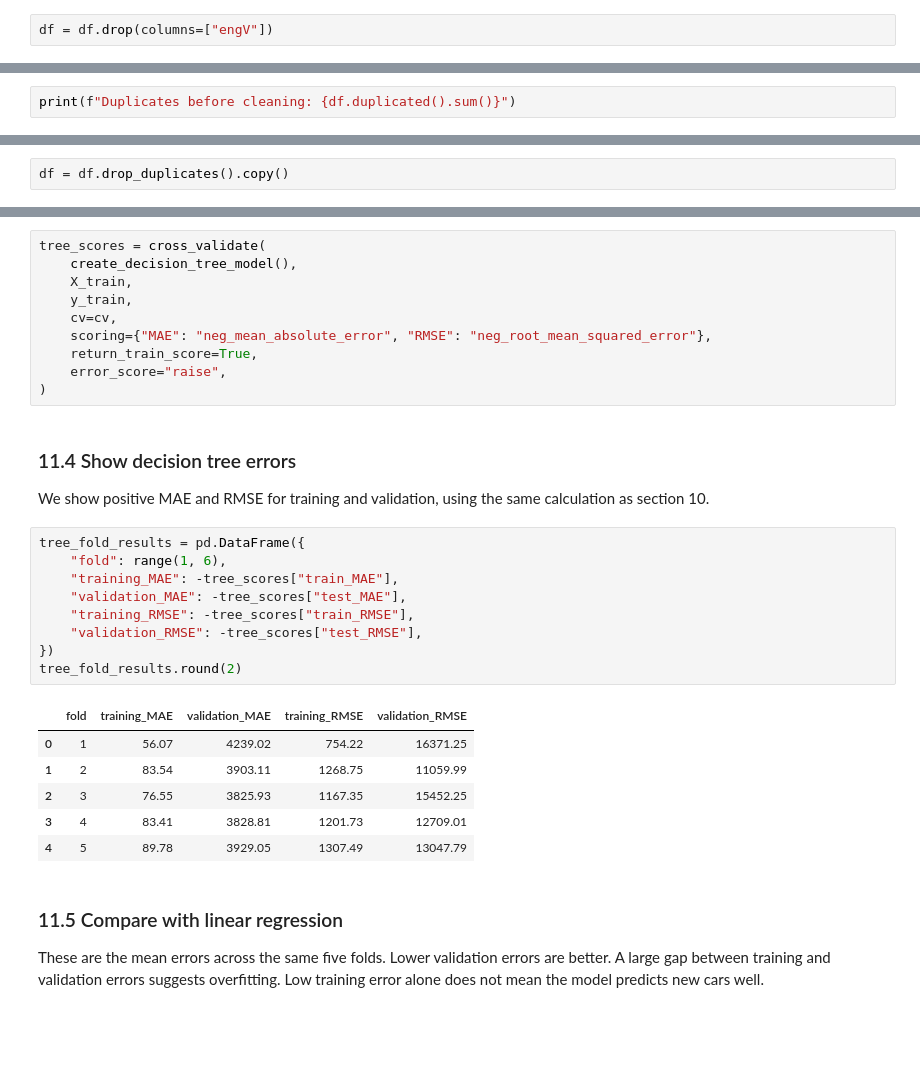
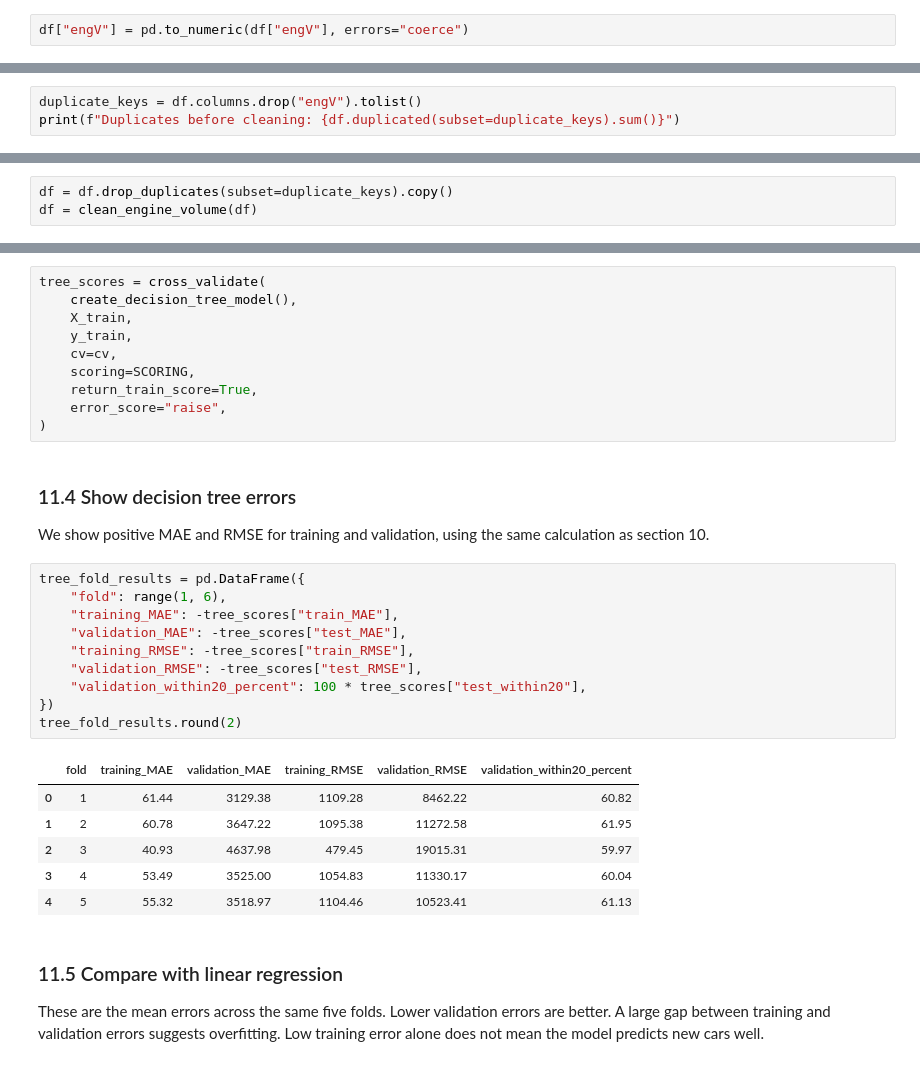
Before and after one commit to h571569/UsedCarPricePredicator-Dat158, a Jupyter notebook: notebooks/data_exploration.ipynb, the cells around one changed output, grey strips where cells are left out. Cells and saved outputs as stored; diff of their text form; blank space fills up the shorter version.

```diff
--- a/notebooks/data_exploration.ipynb
+++ b/notebooks/data_exploration.ipynb
@@ -77,5 +86,5 @@ print(f"Rows missing engV: {df['engV'].isna().sum()}")
 # %% [output]
 Rows missing engV: 434
 # %%
-df = df.drop(columns=["engV"])
+df["engV"] = pd.to_numeric(df["engV"], errors="coerce")
 # %%
@@ -89,6 +100,8 @@ We counted rows that were identical in every column, then kept one copy of each.
 # %%
-print(f"Duplicates before cleaning: {df.duplicated().sum()}")
+duplicate_keys = df.columns.drop("engV").tolist()
+print(f"Duplicates before cleaning: {df.duplicated(subset=duplicate_keys).sum()}")
 # %% [output]
 Duplicates before cleaning: 125
 # %%
-df = df.drop_duplicates().copy()
+df = df.drop_duplicates(subset=duplicate_keys).copy()
+df = clean_engine_volume(df)
@@ -454,7 +471,7 @@ tree_scores = cross_validate(
     X_train,
     y_train,
     cv=cv,
-    scoring={"MAE": "neg_mean_absolute_error", "RMSE": "neg_root_mean_squared_error"},
+    scoring=SCORING,
     return_train_score=True,
     error_score="raise",
 )
@@ -465,19 +482,20 @@ We show positive MAE and RMSE for training and validation, using the same calcul
 # %%
 tree_fold_results = pd.DataFrame({
     "fold": range(1, 6),
     "training_MAE": -tree_scores["train_MAE"],
     "validation_MAE": -tree_scores["test_MAE"],
     "training_RMSE": -tree_scores["train_RMSE"],
     "validation_RMSE": -tree_scores["test_RMSE"],
+    "validation_within20_percent": 100 * tree_scores["test_within20"],
 })
 tree_fold_results.round(2)
 # %% [output]
-|  | fold | training_MAE | validation_MAE | training_RMSE | validation_RMSE |
-| 0 | 1 | 56.07 | 4239.02 | 754.22 | 16371.25 |
-| 1 | 2 | 83.54 | 3903.11 | 1268.75 | 11059.99 |
-| 2 | 3 | 76.55 | 3825.93 | 1167.35 | 15452.25 |
-| 3 | 4 | 83.41 | 3828.81 | 1201.73 | 12709.01 |
-| 4 | 5 | 89.78 | 3929.05 | 1307.49 | 13047.79 |
+|  | fold | training_MAE | validation_MAE | training_RMSE | validation_RMSE | validation_within20_percent |
+| 0 | 1 | 61.44 | 3129.38 | 1109.28 | 8462.22 | 60.82 |
+| 1 | 2 | 60.78 | 3647.22 | 1095.38 | 11272.58 | 61.95 |
+| 2 | 3 | 40.93 | 4637.98 | 479.45 | 19015.31 | 59.97 |
+| 3 | 4 | 53.49 | 3525.00 | 1054.83 | 11330.17 | 60.04 |
+| 4 | 5 | 55.32 | 3518.97 | 1104.46 | 10523.41 | 61.13 |
 # %% [markdown]
 ### 11.5 Compare with linear regression
 
```
Also changed, not shown: parts of 50 cells of this notebook, 10 other files.
